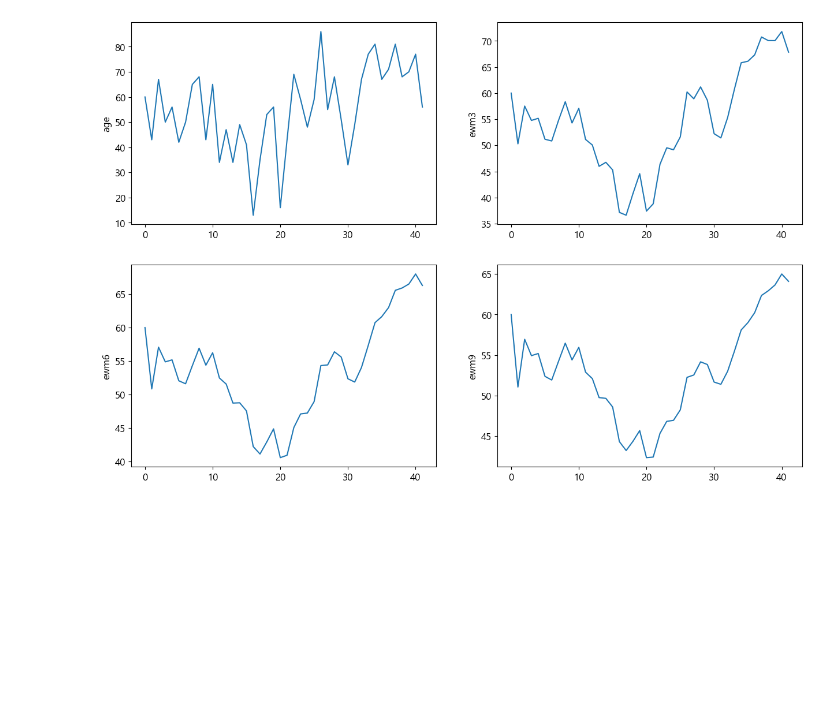
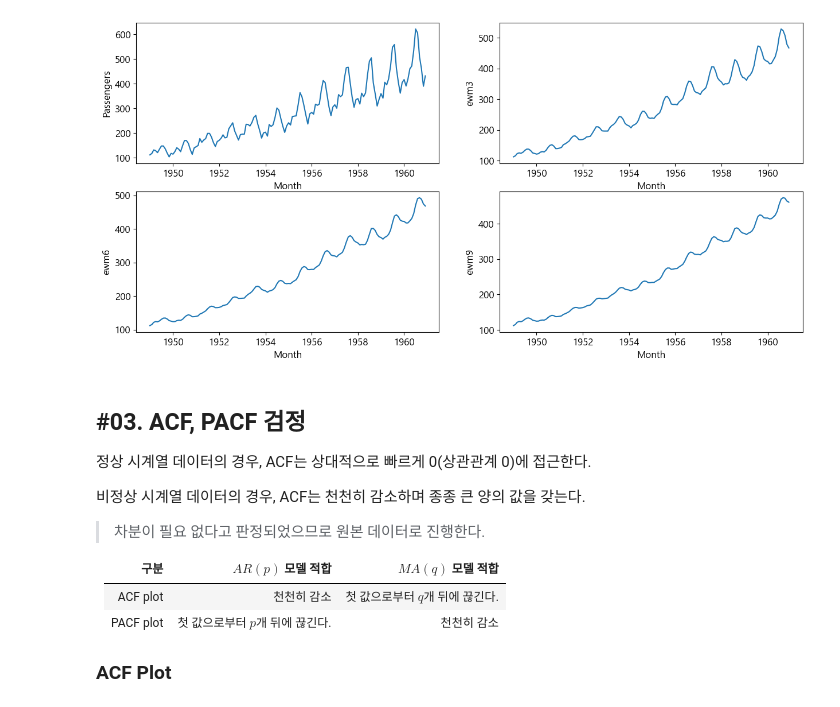
Before and after one commit to MDBluequasar/BigdatamegaIT, a Jupyter notebook: 수업내용/E_확증적_데이터_분석(CDA)/06_시계열분석/02_시계열_데이터_확인.ipynb, the cells around one changed output. Cells and saved outputs as stored; diff of their text form; code cells hidden in the pictures; blank space fills up the shorter version.

```diff
--- a/수업내용/E_확증적_데이터_분석(CDA)/06_시계열분석/02_시계열_데이터_확인.ipynb
+++ b/수업내용/E_확증적_데이터_분석(CDA)/06_시계열분석/02_시계열_데이터_확인.ipynb
@@ -20,4 +19,4 @@ import sys
 # %%
-df = read_excel("https://data.hossam.kr/E06/kings.xlsx")
-df
+df = read_excel("https://data.hossam.kr/E06/air_passengers.xlsx", index_col="Month")
+df.head()
 # %% [output]
@@ -43,6 +32,6 @@ df
 # %%
 plt.rcParams["font.family"] = 'AppleGothic' if sys.platform == 'darwin' else 'Malgun Gothic'
 plt.rcParams["font.size"] = 12
-plt.rcParams["figure.figsize"] = (10, 5)
+plt.rcParams["figure.figsize"] = (15, 5)
 plt.rcParams["axes.unicode_minus"] = False
 # %% [markdown]
@@ -89,6 +133,6 @@ plt.close()
 # %%
-df['sma3'] = df['age'].rolling(3).mean()
-df['sma6'] = df['age'].rolling(6).mean()
-df['sma9'] = df['age'].rolling(9).mean()
+df['sma3'] = df['Passengers'].rolling(3).mean()
+df['sma6'] = df['Passengers'].rolling(6).mean()
+df['sma9'] = df['Passengers'].rolling(9).mean()
 df
 # %% [output]
@@ -128,16 +169,33 @@ plt.close()
 # %%
-df['ewm3'] = df['age'].ewm(3).mean()
-df['ewm6'] = df['age'].ewm(6).mean()
-df['ewm9'] = df['age'].ewm(9).mean()
+df['ewm3'] = df['Passengers'].ewm(3).mean()
+df['ewm6'] = df['Passengers'].ewm(6).mean()
+df['ewm9'] = df['Passengers'].ewm(9).mean()
 
-fig, ((ax1, ax2), (ax3, ax4)) = plt.subplots(nrows = 2, ncols = 2, figsize = (15, 10))
+fig, ((ax1, ax2), (ax3, ax4)) = plt.subplots(nrows=2, ncols=2, figsize=(15, 7))
 
-sb.lineplot(df, x = df.index, y = 'age', ax = ax1)
-sb.lineplot(df, x = df.index, y = 'ewm3', ax = ax2)
-sb.lineplot(df, x = df.index, y = 'ewm6', ax = ax3)
-sb.lineplot(df, x = df.index, y = 'ewm9', ax = ax4)
+sb.lineplot(df, x=df.index, y='Passengers', ax=ax1)
+sb.lineplot(df, x=df.index, y='ewm3', ax=ax2)
+sb.lineplot(df, x=df.index, y='ewm6', ax=ax3)
+sb.lineplot(df, x=df.index, y='ewm9', ax=ax4)
 
 plt.show()
 plt.close()
 # %% [output]
-[figure, old version]
+[figure, new version]
+# %% [markdown]
+## #03. ACF, PACF 검정
+
+정상 시계열 데이터의 경우, ACF는 상대적으로 빠르게 0(상관관계 0)에 접근한다.
+
+비정상 시계열 데이터의 경우, ACF는 천천히 감소하며 종종 큰 양의 값을 갖는다.
+
+> 차분이 필요 없다고 판정되었으므로 원본 데이터로 진행한다.
+
+| 구분 | $AR(p)$ 모델 적합 | $MA(q)$ 모델 적합 |
+|---|---|---|
+| ACF plot | 천천히 감소 | 첫 값으로부터 $q$개 뒤에 끊긴다. |
+| PACF plot | 첫 값으로부터 $p$개 뒤에 끊긴다. | 천천히 감소 |
+
+
+
+### ACF Plot
```
Also changed, not shown: parts of 34 cells of this notebook, 7 other files.
